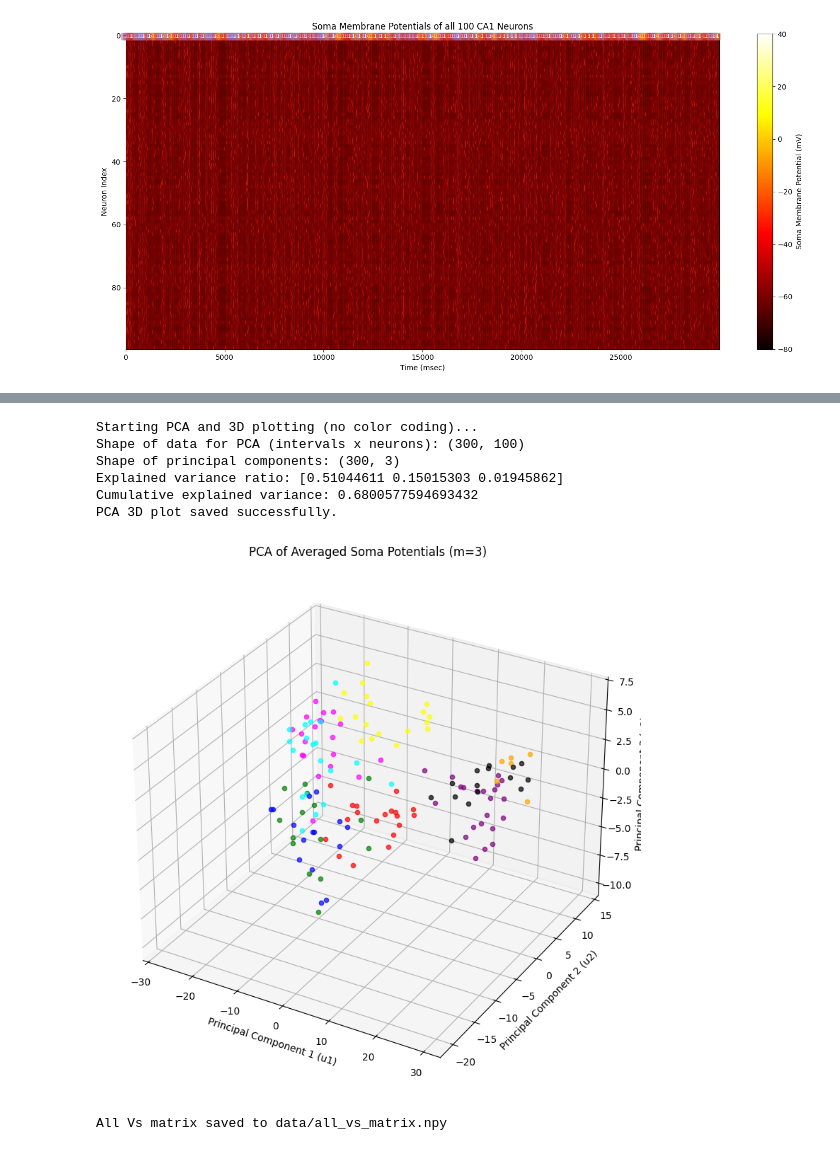
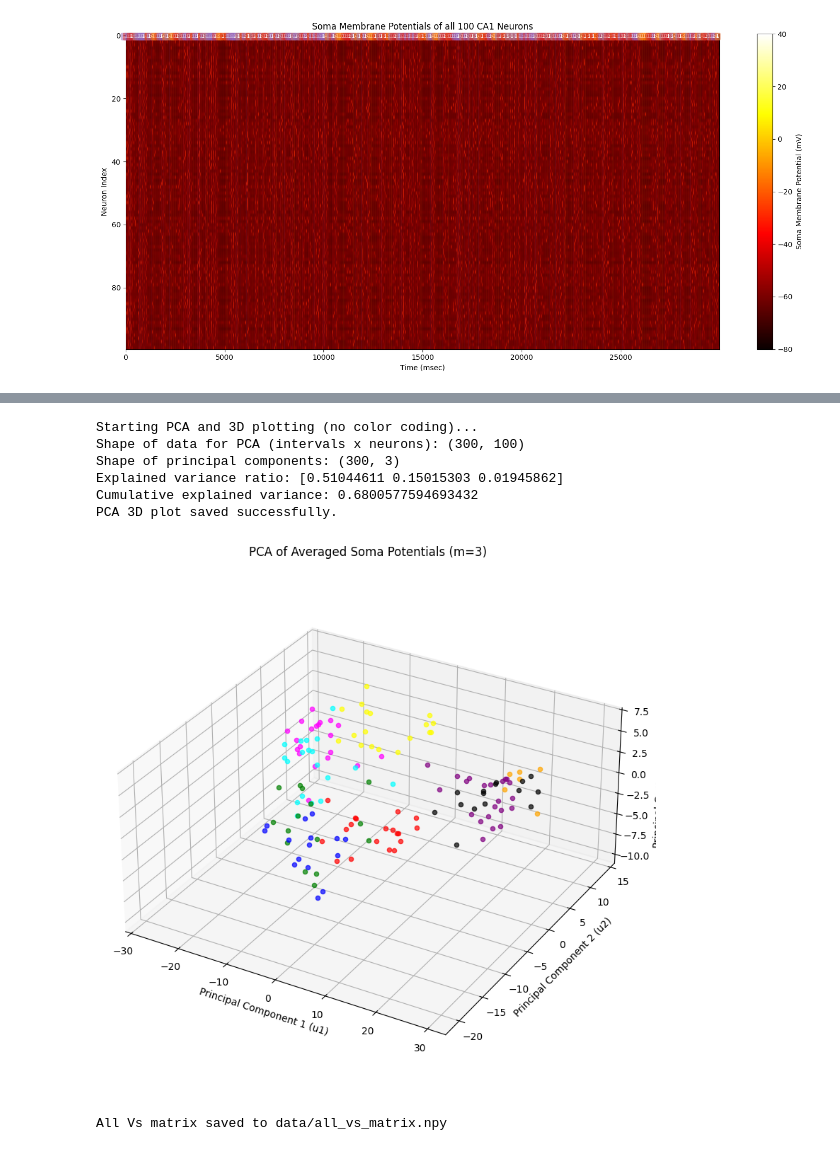
Before and after one commit to DeepWater3104/Yamaguti_etal_2011, a Jupyter notebook: notebooks/example.ipynb, the cells around one changed output, grey strips where cells are left out. Saved outputs shown, nothing was run; the diff lists cells and outputs as text; code cells hidden in the pictures.

```diff
--- a/notebooks/example.ipynb
+++ b/notebooks/example.ipynb
@@ -148,33 +148,33 @@ pca = PCA(n_components=3)
 principal_components = pca.fit_transform(X_pca)
 print(f"Shape of principal components: {principal_components.shape}")
 print(f"Explained variance ratio: {pca.explained_variance_ratio_}")
 print(f"Cumulative explained variance: {np.sum(pca.explained_variance_ratio_)}")
 for i in range(sequence_length):
     if i > 150:
         for last_input_idx1 in range(3):
             for last_input_idx2 in range(3):
                 if ca3_input_sequence[i] == selected_numbers[last_input_idx1]:
                     if ca3_input_sequence[i-1] == selected_numbers[last_input_idx2]:
                         ax_pca.scatter(principal_components[i, 0],
                                        principal_components[i, 1],
                                        principal_components[i, 2],
                                        color=my_colors[last_input_idx1 * 3 + last_input_idx2],
                                        s=20, alpha=0.7)
-
+ax_pca.set_box_aspect((1, 1, 0.5))
 ax_pca.set_xlabel('Principal Component 1 (u1)')
 ax_pca.set_ylabel('Principal Component 2 (u2)')
 ax_pca.set_zlabel('Principal Component 3 (u3)')
 ax_pca.set_title(f'PCA of Averaged Soma Potentials (m={ca1_network.num_ca3_patterns_input})')
 ax_pca.grid(True)
 plt.tight_layout()
 plt.savefig("ca1_network_pca_3d_plot.png")
 print("PCA 3D plot saved successfully.")
 # %% [output]
 Starting PCA and 3D plotting (no color coding)...
 Shape of data for PCA (intervals x neurons): (300, 100)
 Shape of principal components: (300, 3)
 Explained variance ratio: [0.51044611 0.15015303 0.01945862]
 Cumulative explained variance: 0.6800577594693432
 PCA 3D plot saved successfully.
-[figure, old version]
+[figure, new version]
 # %%
```
Also changed, not shown: parts of 4 cells of this notebook.
